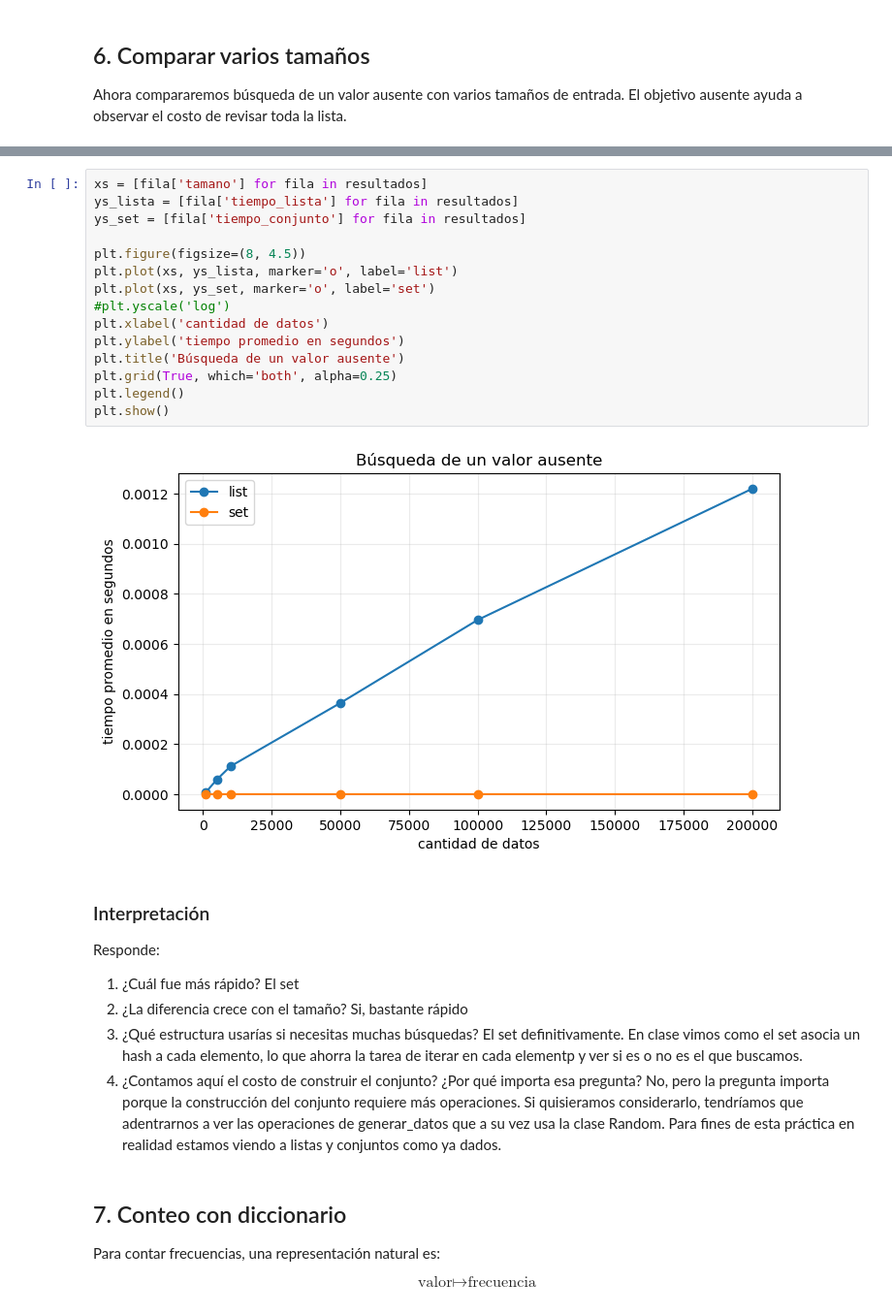
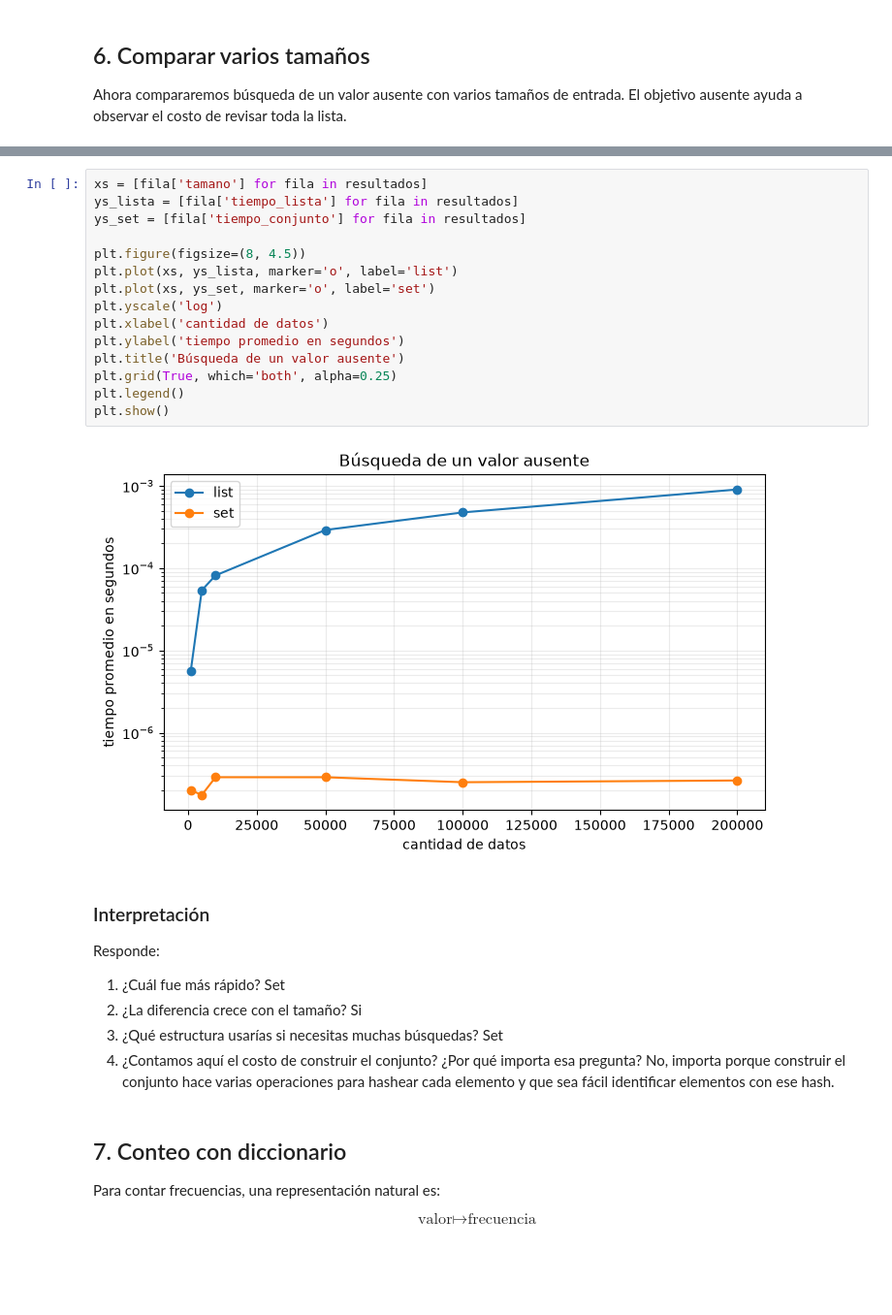
Before and after one commit to Estructuras-de-Datos-Verano/EstructurasDatos, a Jupyter notebook: clase_02/notebooks/clase_02_listas_sets_dicts.ipynb, the cells around one changed output, grey strips where cells are left out. Shown at 97% size. Drawn from its saved outputs; the diff is of its cells as text; blank space fills up the shorter version.

```diff
--- a/clase_02/notebooks/clase_02_listas_sets_dicts.ipynb
+++ b/clase_02/notebooks/clase_02_listas_sets_dicts.ipynb
@@ -181,30 +181,29 @@ tamaño      lista (s)       set (s)
 # %%
 xs = [fila['tamano'] for fila in resultados]
 ys_lista = [fila['tiempo_lista'] for fila in resultados]
 ys_set = [fila['tiempo_conjunto'] for fila in resultados]
 
 plt.figure(figsize=(8, 4.5))
 plt.plot(xs, ys_lista, marker='o', label='list')
 plt.plot(xs, ys_set, marker='o', label='set')
-#plt.yscale('log')
+plt.yscale('log')
 plt.xlabel('cantidad de datos')
 plt.ylabel('tiempo promedio en segundos')
 plt.title('Búsqueda de un valor ausente')
 plt.grid(True, which='both', alpha=0.25)
 plt.legend()
 plt.show()
 # %% [output]
-[figure, old version]
+[figure, new version]
 # %% [markdown]
 ### Interpretación
 
 Responde:
 
-1. ¿Cuál fue más rápido? El set
-2. ¿La diferencia crece con el tamaño? Si, bastante rápido
-3. ¿Qué estructura usarías si necesitas muchas búsquedas? El set definitivamente. En clase vimos como el set asocia un hash a cada elemento, lo que ahorra la tarea de iterar en cada elementp y ver si es o no es el que buscamos.
-4. ¿Contamos aquí el costo de construir el conjunto? ¿Por qué importa esa pregunta? No, pero la pregunta importa porque la construcción del conjunto requiere más operaciones. Si quisieramos considerarlo, tendríamos que adentrarnos a ver las operaciones de generar_datos que a su vez usa la clase Random.
-Para fines de esta práctica en realidad estamos viendo a listas y conjuntos como ya dados.
+1. ¿Cuál fue más rápido? Set
+2. ¿La diferencia crece con el tamaño? Si
+3. ¿Qué estructura usarías si necesitas muchas búsquedas? Set
+4. ¿Contamos aquí el costo de construir el conjunto? ¿Por qué importa esa pregunta? No, importa porque construir el conjunto hace varias operaciones para hashear cada elemento y que sea fácil identificar elementos con ese hash.
 # %% [markdown]
 ## 7. Conteo con diccionario
 
```
Also changed, not shown: parts of 18 cells of this notebook.
